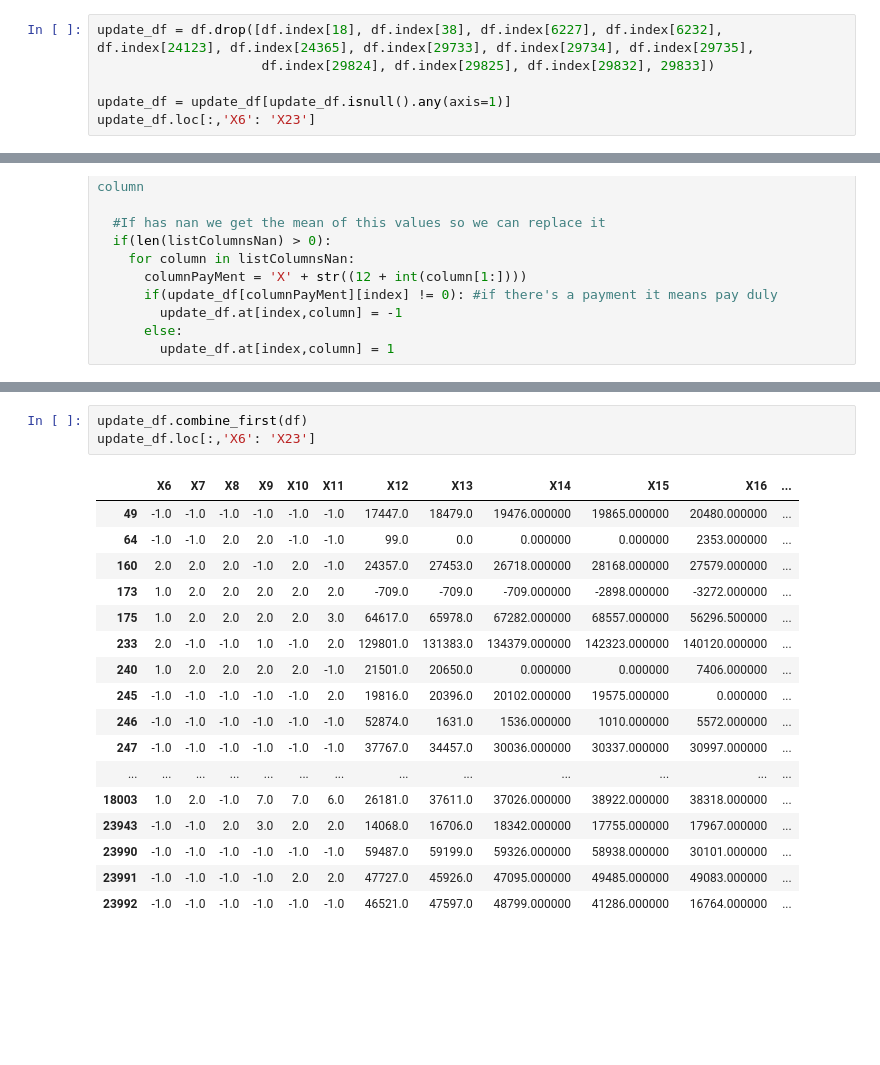
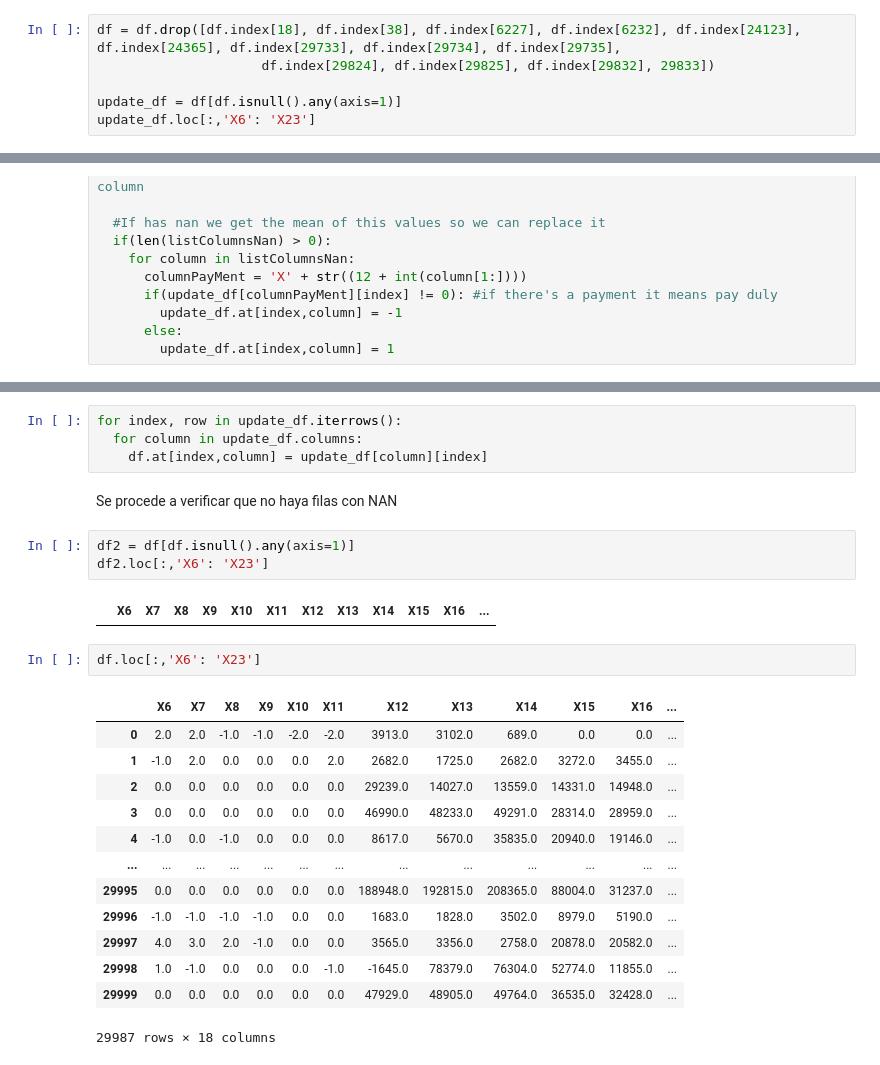
Before and after one commit to PosgradoMNA/actividades-de-aprendizaje-JulioOsvaldoHernandezBucio, a Jupyter notebook: Semana3_Actividad1.ipynb, the cells around one changed output, grey strips where cells are left out. Drawn from its saved outputs; the diff is of its cells as text; blank space fills up the shorter version.

```diff
--- a/Semana3_Actividad1.ipynb
+++ b/Semana3_Actividad1.ipynb
@@ -97,10 +97,10 @@ df1.loc[:,'X6': 'X23']
 # %% [markdown]
 Eliminar fila 18, 38, 6227, 6232, 24123, 24365, 29733, 29734, 29735, 29824, 29825, 29832, 29833,
 # %%
-update_df = df.drop([df.index[18], df.index[38], df.index[6227], df.index[6232], df.index[24123], df.index[24365], df.index[29733], df.index[29734], df.index[29735],
+df = df.drop([df.index[18], df.index[38], df.index[6227], df.index[6232], df.index[24123], df.index[24365], df.index[29733], df.index[29734], df.index[29735],
                      df.index[29824], df.index[29825], df.index[29832], 29833])
 
-update_df = update_df[update_df.isnull().any(axis=1)]
+update_df = df[df.isnull().any(axis=1)]
 update_df.loc[:,'X6': 'X23']
 # %% [output]
 |  | X6 | X7 | X8 | X9 | X10 | X11 | X12 | X13 | X14 | X15 | X16 | ... |
@@ -228,21 +206,27 @@ update_df.loc[:,'X6': 'X23']
+# %%
+for index, row in update_df.iterrows():
+  for column in update_df.columns:
+    df.at[index,column] = update_df[column][index]
+# %% [markdown]
+Se procede a verificar que no haya filas con NAN
+# %%
+df2 = df[df.isnull().any(axis=1)]
+df2.loc[:,'X6': 'X23']
+# %% [output]
+|  | X6 | X7 | X8 | X9 | X10 | X11 | X12 | X13 | X14 | X15 | X16 | ... |
 # %%
-update_df.combine_first(df)
-update_df.loc[:,'X6': 'X23']
+df.loc[:,'X6': 'X23']
 # %% [output]
 |  | X6 | X7 | X8 | X9 | X10 | X11 | X12 | X13 | X14 | X15 | X16 | ... |
-| 49 | -1.0 | -1.0 | -1.0 | -1.0 | -1.0 | -1.0 | 17447.0 | 18479.0 | 19476.000000 | 19865.000000 | 20480.000000 | ... |
-| 64 | -1.0 | -1.0 | 2.0 | 2.0 | -1.0 | -1.0 | 99.0 | 0.0 | 0.000000 | 0.000000 | 2353.000000 | ... |
-| 160 | 2.0 | 2.0 | 2.0 | -1.0 | 2.0 | -1.0 | 24357.0 | 27453.0 | 26718.000000 | 28168.000000 | 27579.000000 | ... |
-| 173 | 1.0 | 2.0 | 2.0 | 2.0 | 2.0 | 2.0 | -709.0 | -709.0 | -709.000000 | -2898.000000 | -3272.000000 | ... |
-| 175 | 1.0 | 2.0 | 2.0 | 2.0 | 2.0 | 3.0 | 64617.0 | 65978.0 | 67282.000000 | 68557.000000 | 56296.500000 | ... |
-| 233 | 2.0 | -1.0 | -1.0 | 1.0 | -1.0 | 2.0 | 129801.0 | 131383.0 | 134379.000000 | 142323.000000 | 140120.000000 | ... |
-| 240 | 1.0 | 2.0 | 2.0 | 2.0 | 2.0 | -1.0 | 21501.0 | 20650.0 | 0.000000 | 0.000000 | 7406.000000 | ... |
-| 245 | -1.0 | -1.0 | -1.0 | -1.0 | -1.0 | 2.0 | 19816.0 | 20396.0 | 20102.000000 | 19575.000000 | 0.000000 | ... |
-| 246 | -1.0 | -1.0 | -1.0 | -1.0 | -1.0 | -1.0 | 52874.0 | 1631.0 | 1536.000000 | 1010.000000 | 5572.000000 | ... |
-| 247 | -1.0 | -1.0 | -1.0 | -1.0 | -1.0 | -1.0 | 37767.0 | 34457.0 | 30036.000000 | 30337.000000 | 30997.000000 | ... |
+| 0 | 2.0 | 2.0 | -1.0 | -1.0 | -2.0 | -2.0 | 3913.0 | 3102.0 | 689.0 | 0.0 | 0.0 | ... |
+| 1 | -1.0 | 2.0 | 0.0 | 0.0 | 0.0 | 2.0 | 2682.0 | 1725.0 | 2682.0 | 3272.0 | 3455.0 | ... |
+| 2 | 0.0 | 0.0 | 0.0 | 0.0 | 0.0 | 0.0 | 29239.0 | 14027.0 | 13559.0 | 14331.0 | 14948.0 | ... |
+| 3 | 0.0 | 0.0 | 0.0 | 0.0 | 0.0 | 0.0 | 46990.0 | 48233.0 | 49291.0 | 28314.0 | 28959.0 | ... |
+| 4 | -1.0 | 0.0 | -1.0 | 0.0 | 0.0 | 0.0 | 8617.0 | 5670.0 | 35835.0 | 20940.0 | 19146.0 | ... |
 | ... | ... | ... | ... | ... | ... | ... | ... | ... | ... | ... | ... | ... |
-| 18003 | 1.0 | 2.0 | -1.0 | 7.0 | 7.0 | 6.0 | 26181.0 | 37611.0 | 37026.000000 | 38922.000000 | 38318.000000 | ... |
-| 23943 | -1.0 | -1.0 | 2.0 | 3.0 | 2.0 | 2.0 | 14068.0 | 16706.0 | 18342.000000 | 17755.000000 | 17967.000000 | ... |
-| 23990 | -1.0 | -1.0 | -1.0 | -1.0 | -1.0 | -1.0 | 59487.0 | 59199.0 | 59326.000000 | 58938.000000 | 30101.000000 | ... |
-| 23991 | -1.0 | -1.0 | -1.0 | -1.0 | 2.0 | 2.0 | 47727.0 | 45926.0 | 47095.000000 | 49485.000000 | 49083.000000 | ... |
-| 23992 | -1.0 | -1.0 | -1.0 | -1.0 | -1.0 | -1.0 | 46521.0 | 47597.0 | 48799.000000 | 41286.000000 | 16764.000000 | ... |
+| 29995 | 0.0 | 0.0 | 0.0 | 0.0 | 0.0 | 0.0 | 188948.0 | 192815.0 | 208365.0 | 88004.0 | 31237.0 | ... |
+| 29996 | -1.0 | -1.0 | -1.0 | -1.0 | 0.0 | 0.0 | 1683.0 | 1828.0 | 3502.0 | 8979.0 | 5190.0 | ... |
+| 29997 | 4.0 | 3.0 | 2.0 | -1.0 | 0.0 | 0.0 | 3565.0 | 3356.0 | 2758.0 | 20878.0 | 20582.0 | ... |
+| 29998 | 1.0 | -1.0 | 0.0 | 0.0 | 0.0 | -1.0 | -1645.0 | 78379.0 | 76304.0 | 52774.0 | 11855.0 | ... |
+| 29999 | 0.0 | 0.0 | 0.0 | 0.0 | 0.0 | 0.0 | 47929.0 | 48905.0 | 49764.0 | 36535.0 | 32428.0 | ... |
+29987 rows × 18 columns
```
Also changed, not shown: parts of 8 cells of this notebook.
